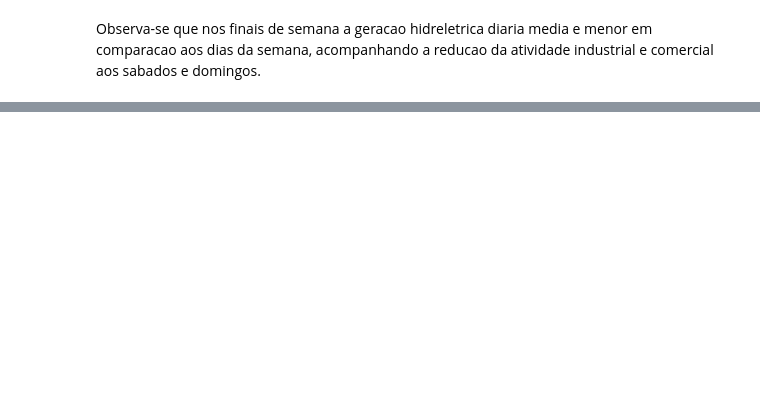
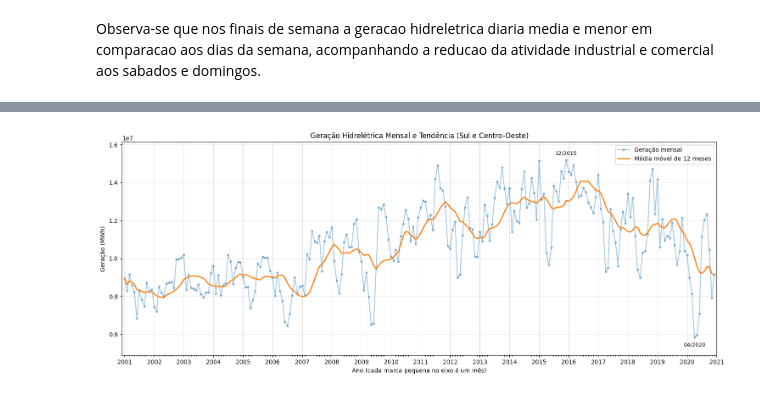
Before and after one commit to soplima/trabalho_final, a Jupyter notebook: analise.ipynb, the cells around one changed output, grey strips where cells are left out. Cells and saved outputs as stored; diff of their text form; code cells hidden in the pictures; blank space fills up the shorter version.

Commit message:
Add Quinta Consulta com Media movel de geração entre anos e meses

```diff
--- a/analise.ipynb
+++ b/analise.ipynb
@@ -637,0 +840,17 @@ Observa-se que nos finais de semana a geracao hidreletrica diaria media e menor
+# %%
+df_tendencia = con.execute("""
+    WITH mensal AS (
+        SELECT Ano, MES, SUM(geracao_total) AS geracao
+        FROM read_parquet('geracao_mensal.parquet')
+        GROUP BY Ano, MES
+    )
+    SELECT Ano, MES, geracao,
+           AVG(geracao) OVER (ORDER BY Ano, MES
+                              ROWS BETWEEN 11 PRECEDING AND CURRENT ROW) AS media_movel_12m,
+           100 * (geracao / LAG(geracao, 12) OVER (ORDER BY Ano, MES) - 1) AS var_ano_anterior_pct
+    FROM mensal
+    ORDER BY Ano, MES
+""").df()
+
+display(df_tendencia.nsmallest(5, "var_ano_anterior_pct"))
+display(df_tendencia.nlargest(5, "var_ano_anterior_pct"))
@@ -637,0 +870,38 @@ Observa-se que nos finais de semana a geracao hidreletrica diaria media e menor
+# %%
+import matplotlib.pyplot as plt
+import matplotlib.dates as mdates
+
+df_tendencia["data"] = pd.to_datetime(
+    dict(year=df_tendencia["Ano"], month=df_tendencia["MES"], day=1)
+)
+
+fig, ax = plt.subplots(figsize=(15, 6))
+ax.plot(df_tendencia["data"], df_tendencia["geracao"], alpha=0.4,
+        marker="o", markersize=3, label="Geração mensal")
+ax.plot(df_tendencia["data"], df_tendencia["media_movel_12m"],
+        linewidth=2, label="Média móvel de 12 meses")
+
+ax.xaxis.set_major_locator(mdates.YearLocator())
+ax.xaxis.set_major_formatter(mdates.DateFormatter("%Y"))
+ax.xaxis.set_minor_locator(mdates.MonthLocator())
+ax.set_xlim(pd.Timestamp("2000-12-01"), pd.Timestamp("2021-01-01"))
+ax.margins(y=0.1)
+
+menor = df_tendencia.loc[df_tendencia["geracao"].idxmin()]
+maior = df_tendencia.loc[df_tendencia["geracao"].idxmax()]
+for linha, deslocamento in [(menor, -15), (maior, 8)]:
+    ax.annotate(linha["data"].strftime("%m/%Y"),
+                xy=(linha["data"], linha["geracao"]),
+                xytext=(0, deslocamento), textcoords="offset points",
+                ha="center", fontsize=9)
+
+ax.set_title("Geração Hidrelétrica Mensal e Tendência (Sul e Centro-Oeste)")
+ax.set_xlabel("Ano (cada marca pequena no eixo é um mês)")
+ax.set_ylabel("Geração (MWh)")
+ax.legend()
+ax.grid(axis="x", which="major", alpha=0.4)
+ax.grid(axis="y", alpha=0.3)
+plt.tight_layout()
+plt.show()
+# %% [output]
+[figure, added]
```
Also changed, not shown: parts of 35 cells of this notebook.
